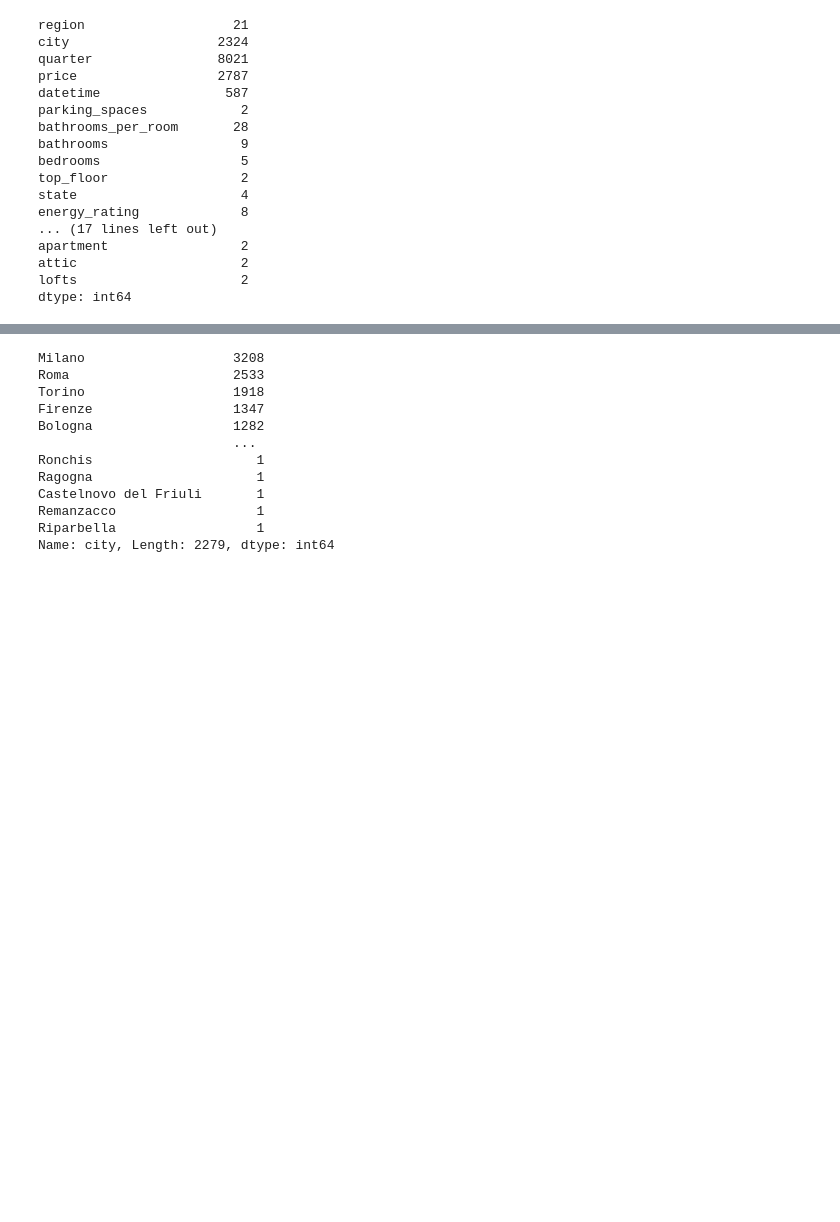
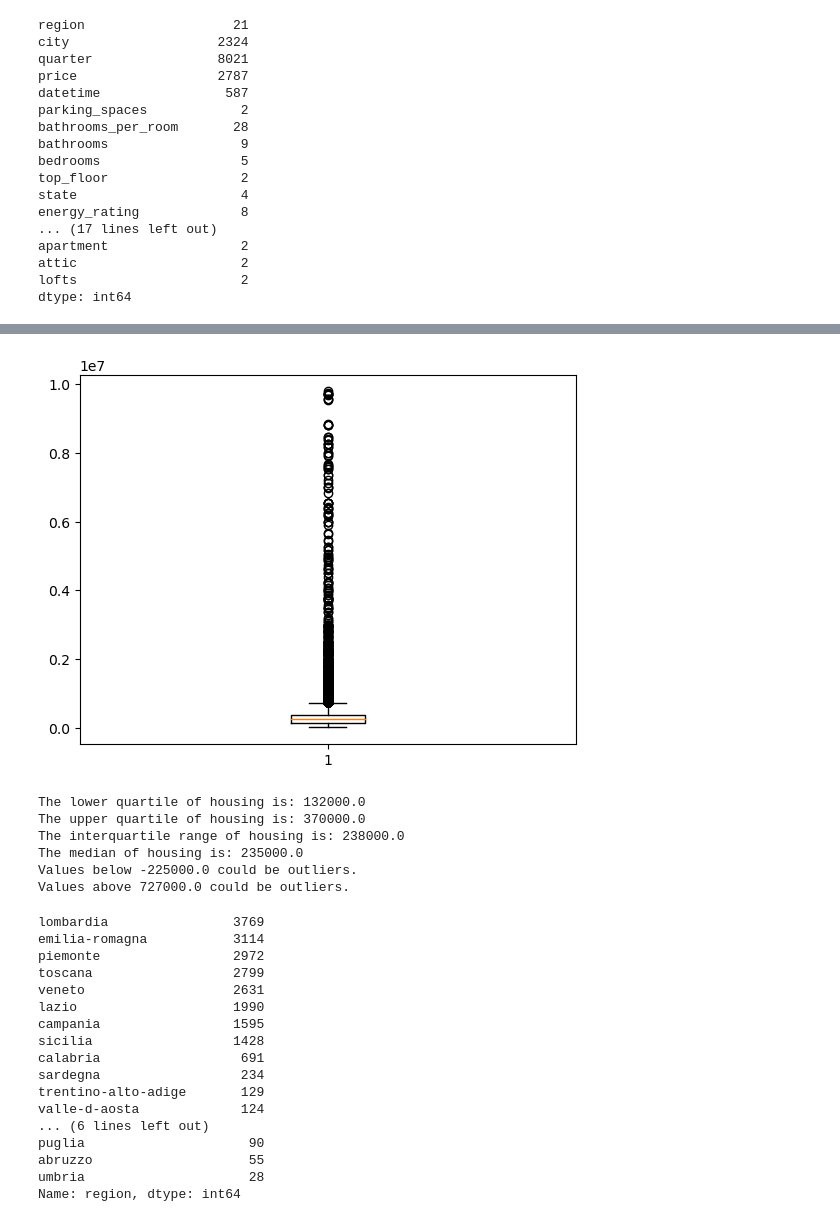
Before and after one commit to Andrewli1212/project-4, a Jupyter notebook: Italy_property.ipynb, the cells around one changed output, grey strips where cells are left out. Cells and saved outputs as stored; diff of their text form; code cells hidden in the pictures; blank space fills up the shorter version.

```diff
--- a/Italy_property.ipynb
+++ b/Italy_property.ipynb
@@ -132,2 +144,3 @@ Name: price, dtype: int64
 # %%
-sales_df.dropna(subset=['price'], inplace=True)
+sales_df.dropna(subset=['price', 'bedrooms', 'bathrooms'], inplace=True)
+sales_df.head()
@@ -143,0 +155,6 @@ sales_df.head()
+# %%
+filter_values = (sales_df['price'] >= 1000) & (sales_df['price'] <= 10000000)
+
+# Apply the mask to filter the DataFrame
+filtered_df = sales_df[filter_values]
+filtered_df.head()
@@ -143,0 +189,4 @@ sales_df.head()
+# %%
+filtered_df.reset_index(drop=True, inplace=True)
+duplicates = filtered_df[filtered_df.duplicated()]
+duplicates
@@ -144 +207,32 @@ sales_df.head()
+# %%
+import matplotlib.pyplot as plt
+
+price = filtered_df['price']
+plt.boxplot(price)
+plt.show()
+# %% [output]
+[figure, added]
+# %%
+# If the data is in a dataframe, we use pandas to give quartile calculations
+quartiles = price.quantile([.25,.5,.75])
+lowerq = quartiles[0.25]
+upperq = quartiles[0.75]
+iqr = upperq-lowerq
+
+print(f"The lower quartile of housing is: {lowerq}")
+print(f"The upper quartile of housing is: {upperq}")
+print(f"The interquartile range of housing is: {iqr}")
+print(f"The median of housing is: {quartiles[0.5]} ")
+
+lower_bound = lowerq - (1.5*iqr)
+upper_bound = upperq + (1.5*iqr)
+print(f"Values below {lower_bound} could be outliers.")
+print(f"Values above {upper_bound} could be outliers.")
+# %% [output]
+The lower quartile of housing is: 132000.0
+The upper quartile of housing is: 370000.0
+The interquartile range of housing is: 238000.0
+The median of housing is: 235000.0
+Values below -225000.0 could be outliers.
+Values above 727000.0 could be outliers.
 # %%
@@ -146,19 +240,24 @@ sales_df.to_csv('Output/sale.csv', index=False)
 # %%
-count = sales_df['city'].value_counts()
+count = filtered_df['region'].value_counts()
 count
 # %% [output]
-Milano                   3208
-Roma                     2533
-Torino                   1918
-Firenze                  1347
-Bologna                  1282
-                         ...
-Ronchis                     1
-Ragogna                     1
-Castelnovo del Friuli       1
-Remanzacco                  1
-Riparbella                  1
-Name: city, Length: 2279, dtype: int64
+lombardia                3769
+emilia-romagna           3114
+piemonte                 2972
+toscana                  2799
+veneto                   2631
+lazio                    1990
+campania                 1595
+sicilia                  1428
+calabria                  691
+sardegna                  234
+trentino-alto-adige       129
+valle-d-aosta             124
+... (6 lines left out)
+puglia                     90
+abruzzo                    55
+umbria                     28
+Name: region, dtype: int64
 # %%
 count[count>100]
 # %% [output]
```
Also changed, not shown: parts of 12 cells of this notebook, 1 other file.
